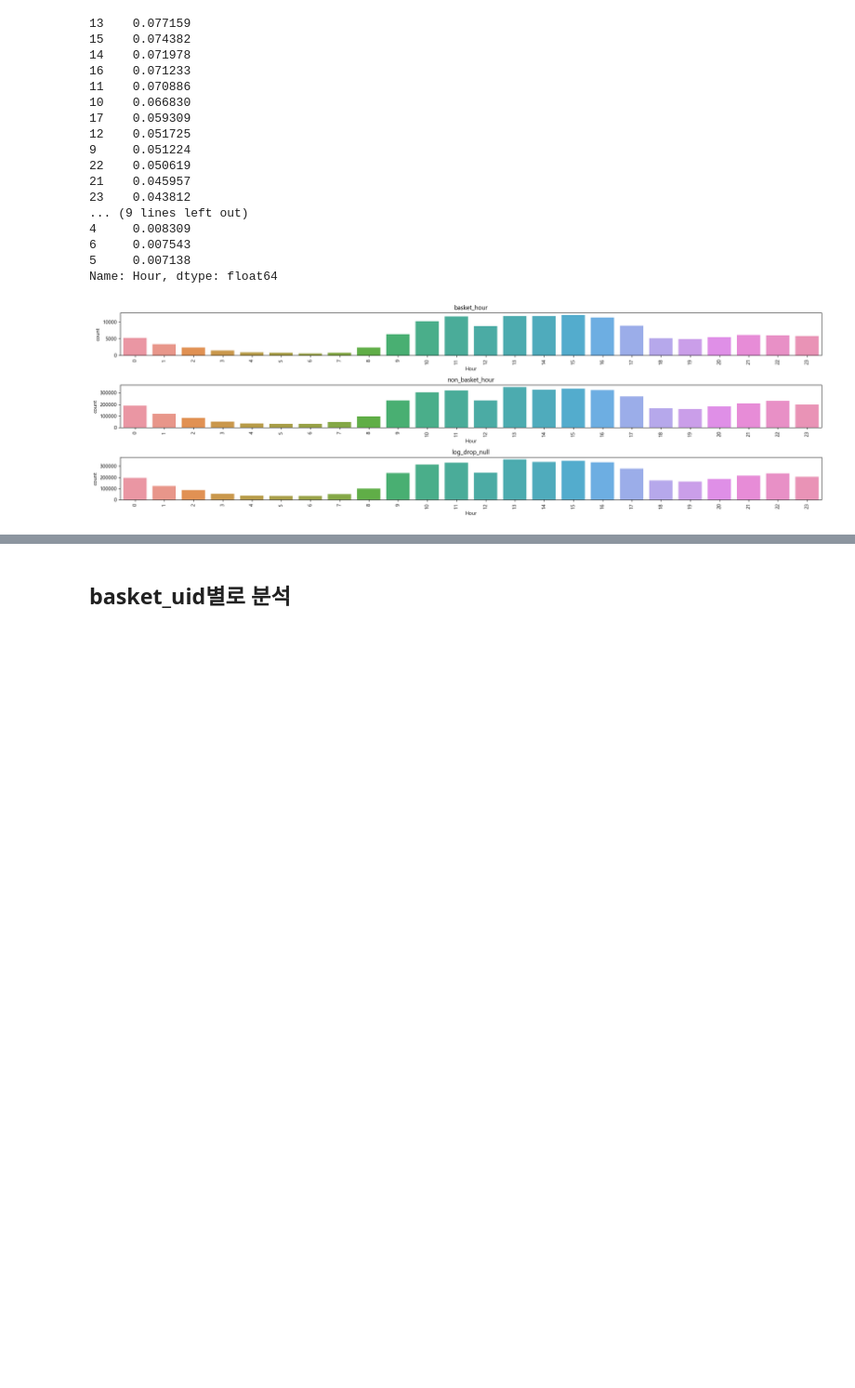
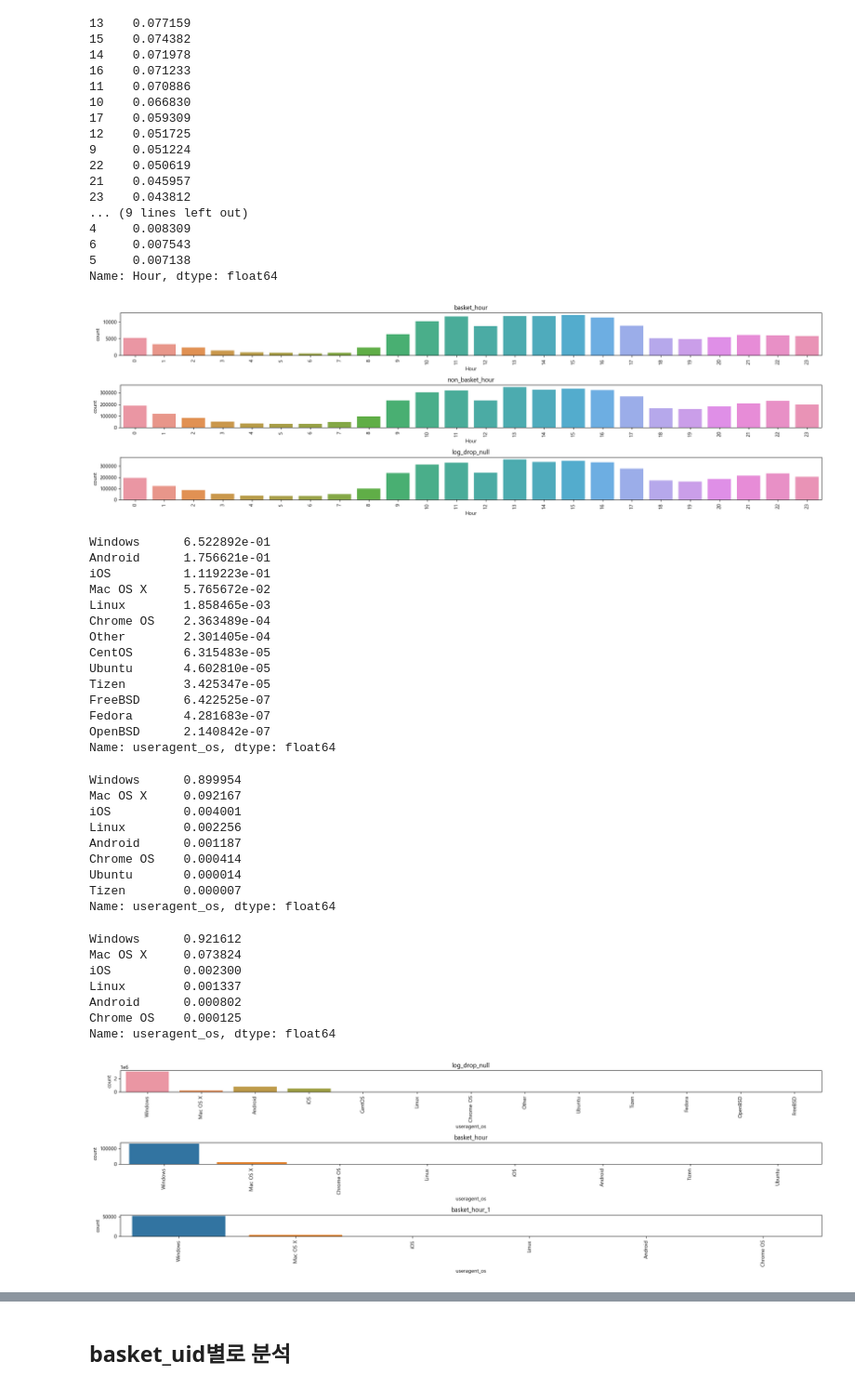
Before and after one commit to jaeseung11/A1_performance_factory_Aveners, a Jupyter notebook: sbk/log_data.ipynb, the cells around one changed output, grey strips where cells are left out. Shown at 93% size. Saved outputs shown, nothing was run; the diff lists cells and outputs as text; code cells hidden in the pictures; blank space fills up the shorter version.

```diff
--- a/sbk/log_data.ipynb
+++ b/sbk/log_data.ipynb
@@ -174,0 +193,7 @@ _trans_date_time(log_drop_null)
+# %%
+log_drop_null["time"] = np.where((log_drop_null['Hour'] >= 21) , "1","0" )
+# %%
+log_drop_null = log_drop_null.loc[log_drop_null["time"] == "1"]
+# basket_hour_1
+log_drop_null['useragent_os'].value_counts(normalize=True)
+# basket_hour_1['geoip_city_name'].value_counts(normalize=True)
@@ -233,5 +263,5 @@ Name: Hour, dtype: float64
 # %%
-basket_hour["time"] = np.where((basket_hour['Hour'] >= 10)&(basket_hour["Hour"].values <= 17) , "1","0" )
+basket_hour["time"] = np.where((basket_hour['Hour'] >= 21) , "1","0" )
 # %% [output]
 A value is trying to be set on a copy of a slice from a DataFrame.
 Try using .loc[row_indexer,col_indexer] = value instead
@@ -381,3 +415,59 @@ Name: Hour, dtype: float64
 5     0.007138
 Name: Hour, dtype: float64
 [figure]
+# %%
+plt.figure(figsize=(20, 6))
+plt.subplot(3, 1, 1)
+display(log_drop_null["useragent_os"].value_counts(normalize=True))
+sns.countplot(data=log_drop_null, x=log_drop_null['useragent_os'])
+plt.title('log_drop_null')
+plt.xticks(rotation=90)
+
+
+plt.subplot(3, 1, 2)
+display(basket_hour["useragent_os"].value_counts(normalize=True))
+sns.countplot(data=basket_hour, x=basket_hour['useragent_os'])
+plt.title('basket_hour')
+plt.xticks(rotation=90)
+
+
+plt.subplot(3, 1, 3)
+display(basket_hour_1["useragent_os"].value_counts(normalize=True))
+sns.countplot(data=basket_hour_1, x=basket_hour_1['useragent_os'])
+plt.title('basket_hour_1')
+plt.xticks(rotation=90)
+
+plt.tight_layout()
+plt.show()
+# %% [output]
+Windows      6.522892e-01
+Android      1.756621e-01
+iOS          1.119223e-01
+Mac OS X     5.765672e-02
+Linux        1.858465e-03
+Chrome OS    2.363489e-04
+Other        2.301405e-04
+CentOS       6.315483e-05
+Ubuntu       4.602810e-05
+Tizen        3.425347e-05
+FreeBSD      6.422525e-07
+Fedora       4.281683e-07
+OpenBSD      2.140842e-07
+Name: useragent_os, dtype: float64
+Windows      0.899954
+Mac OS X     0.092167
+iOS          0.004001
+Linux        0.002256
+Android      0.001187
+Chrome OS    0.000414
+Ubuntu       0.000014
+Tizen        0.000007
+Name: useragent_os, dtype: float64
+Windows      0.921612
+Mac OS X     0.073824
+iOS          0.002300
+Linux        0.001337
+Android      0.000802
+Chrome OS    0.000125
+Name: useragent_os, dtype: float64
+[figure, added]
```
Also changed, not shown: parts of 18 cells of this notebook, 2 other files.
